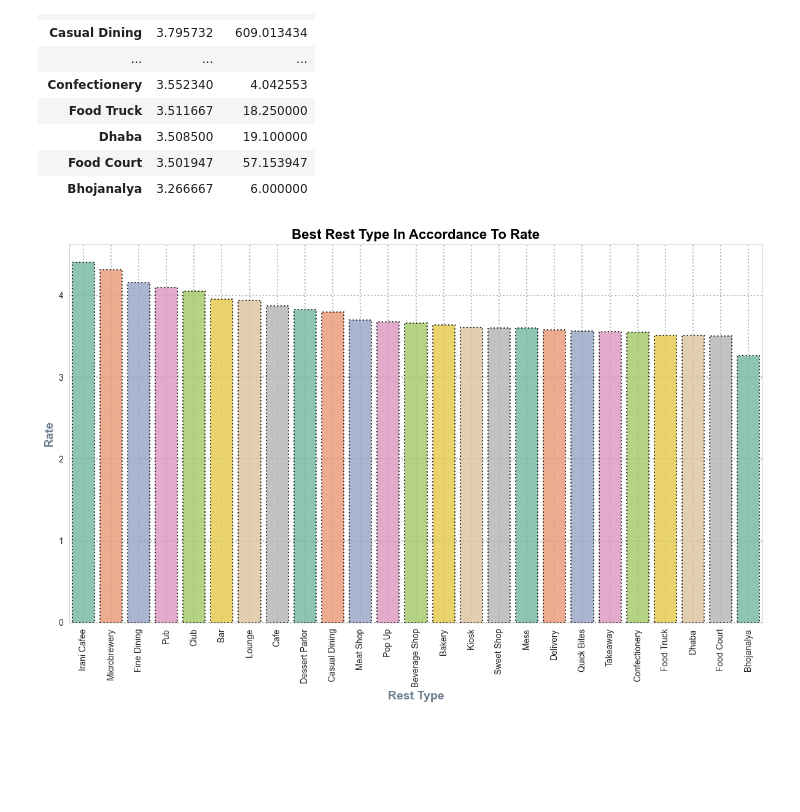
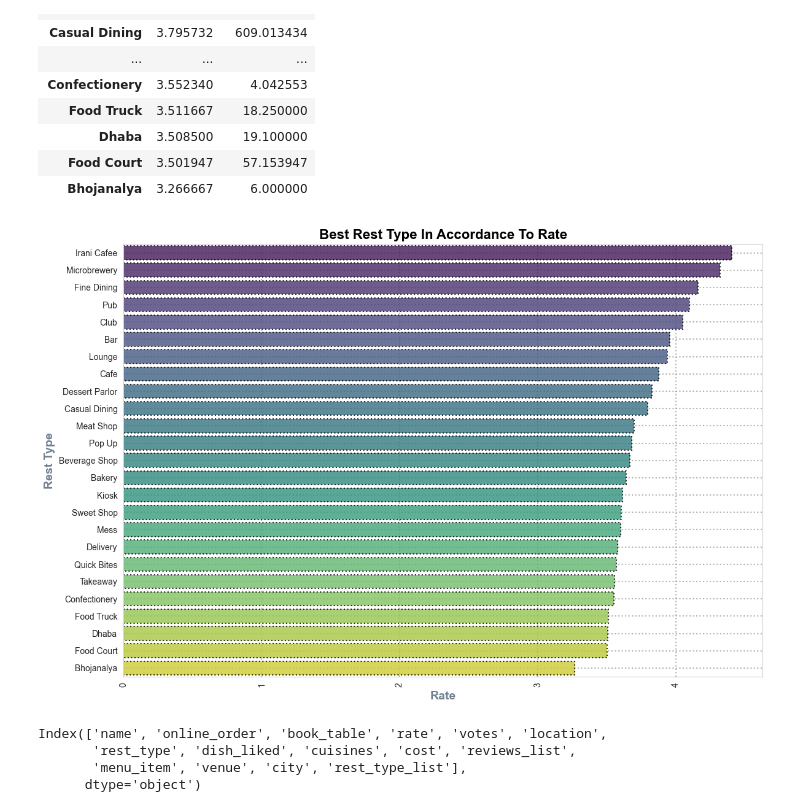
Before and after one commit to SaurabhSSB/bengaluru-restaurant-eda, a Jupyter notebook: 3_eda.ipynb, the cells around one changed output. Cells and saved outputs as stored; diff of their text form; code cells hidden in the pictures; blank space fills up the shorter version.

```diff
--- a/3_eda.ipynb
+++ b/3_eda.ipynb
@@ -709,5 +710,7 @@ plt.show()
 # %%
-df.rest_type_list= df.rest_type.str.split(",\s*")
+# Gaussian Rest type and Rating
+
+df['rest_type_list']= df['rest_type'].str.split(",\s*")
 df_exploded= df.explode('rest_type_list')
 df_exploded
 # %% [output]
@@ -749,14 +752,23 @@ rest_type_rate
 # %%
 plt.figure(figsize= (12, 8))
 sns.set_style('whitegrid')
-sns.barplot(x= rest_type_rate.index, y= rest_type_rate.rate, linewidth= 1.5, linestyle= ":", palette= "Set2", edgecolor= "black", width= 0.8, alpha= 0.8)
+sns.barplot(y= rest_type_rate.index, x= rest_type_rate.rate, linewidth= 1.5, linestyle= ":", palette= "viridis", edgecolor= "black", width= 0.8, alpha= 0.8)
 
 plt.title("Best Rest Type In Accordance To Rate", fontsize= 16, fontweight= "bold", color= "black")
-plt.xlabel("Rest Type", fontsize= 14, fontweight= "bold", color= "slategray")
-plt.ylabel("Rate", fontsize= 14, fontweight= "bold", color= "slategray")
+plt.ylabel("Rest Type", fontsize= 14, fontweight= "bold", color= "slategray")
+plt.xlabel("Rate", fontsize= 14, fontweight= "bold", color= "slategray")
 plt.xticks(rotation= 90)
 plt.grid(True, linewidth= 1.5, linestyle= ":", color= "grey", alpha= 0.6)
 plt.tight_layout()
 plt.show()
 # %% [output]
-[figure, old version]
+[figure, new version]
+# %%
+# Cost of Restaurant
+
+df.columns
+# %% [output]
+Index(['name', 'online_order', 'book_table', 'rate', 'votes', 'location',
+       'rest_type', 'dish_liked', 'cuisines', 'cost', 'reviews_list',
+       'menu_item', 'venue', 'city', 'rest_type_list'],
+      dtype='object')
```
Also changed, not shown: parts of 10 cells of this notebook.
